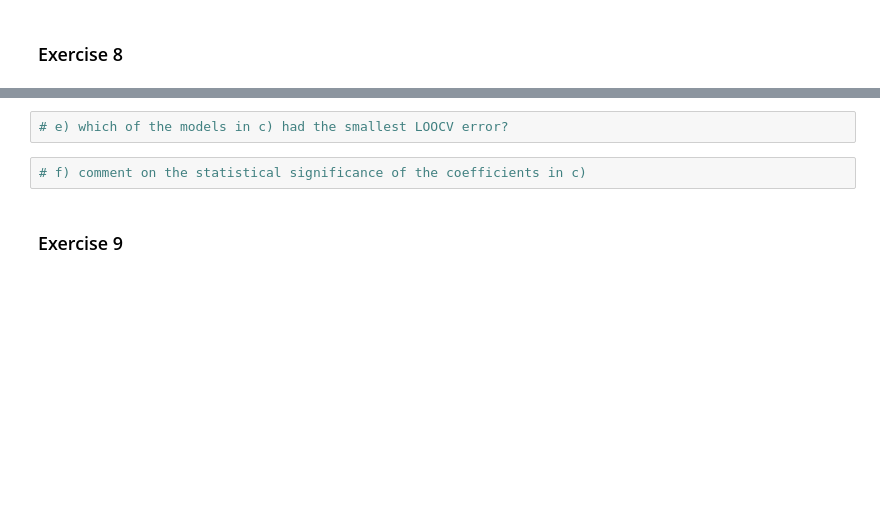
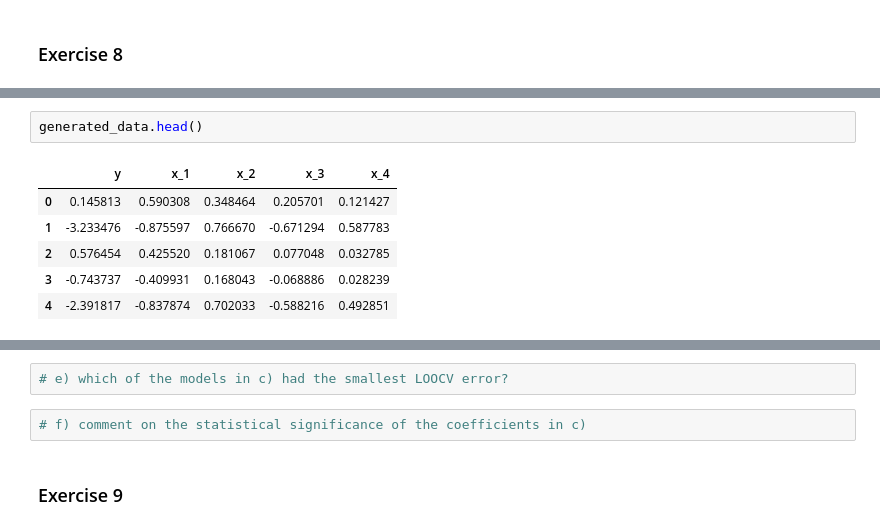
Before and after one commit to SvenNekula/StatisticalLearning, a Jupyter notebook: Chapter 5/Chapter5.ipynb, the cells around one changed output, grey strips where cells are left out. Cells and saved outputs as stored; diff of their text form; blank space fills up the shorter version.

```diff
--- a/Chapter 5/Chapter5.ipynb
+++ b/Chapter 5/Chapter5.ipynb
@@ -277,0 +367,9 @@ weekly.head()
+# %%
+generated_data.head()
+# %% [output]
+|  | y | x_1 | x_2 | x_3 | x_4 |
+| 0 | 0.145813 | 0.590308 | 0.348464 | 0.205701 | 0.121427 |
+| 1 | -3.233476 | -0.875597 | 0.766670 | -0.671294 | 0.587783 |
+| 2 | 0.576454 | 0.425520 | 0.181067 | 0.077048 | 0.032785 |
+| 3 | -0.743737 | -0.409931 | 0.168043 | -0.068886 | 0.028239 |
+| 4 | -2.391817 | -0.837874 | 0.702033 | -0.588216 | 0.492851 |
```
Also changed, not shown: parts of 17 cells of this notebook.
